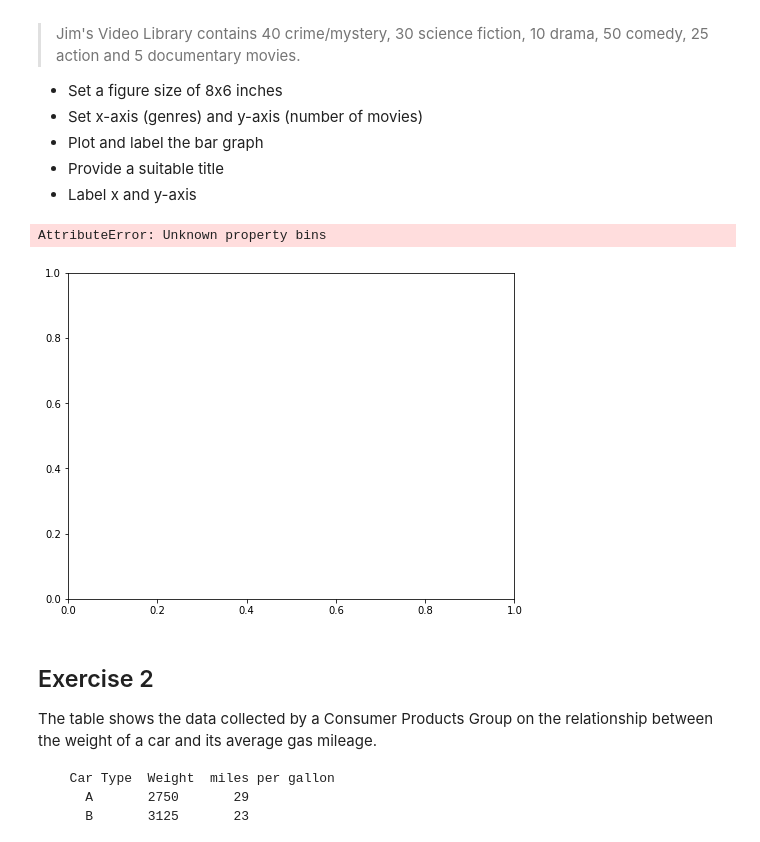
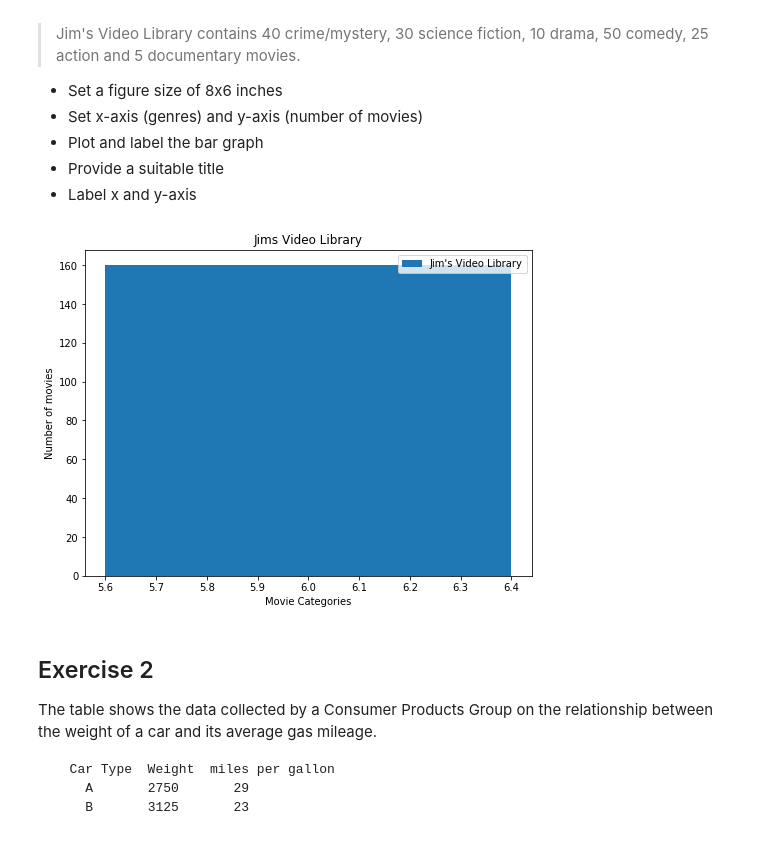
Before and after one commit to raheelzulfiqar/dsc-data-viz-lab-seattle-ds-062419, a Jupyter notebook: index.ipynb, the cells around one changed output. Cells and saved outputs as stored; diff of their text form; code cells hidden in the pictures.

```diff
--- a/index.ipynb
+++ b/index.ipynb
@@ -23,32 +23,31 @@ Make a vertical bar graph using `plt.bar()` for the following set of data:
 # %%
 # import the required libraries
 import numpy as np
 import matplotlib.pyplot as plt
 %matplotlib inline
 
 
 plt.figure(figsize=(8,6))
 x= 6
 y= 160
 
-plt.bar(x,y, label = "J")
+plt.bar(x,y, label = "Jim's Video Library")
 
 plt.xlabel('Movie Categories')
 plt.ylabel('Number of movies')
 
 plt.title('Jims Video Library')
 plt.legend()
 plt.show()
 # Set a figure size
 
 # Plot vertical bars of fixed width by passing x and y values to .bar() function
 
 # Give a title to the bar graph
 
 # Output the final plot
 # %% [output]
-AttributeError: Unknown property bins
-[figure, old version]
+[figure, new version]
 # %% [markdown]
 ## Exercise 2
 
```
